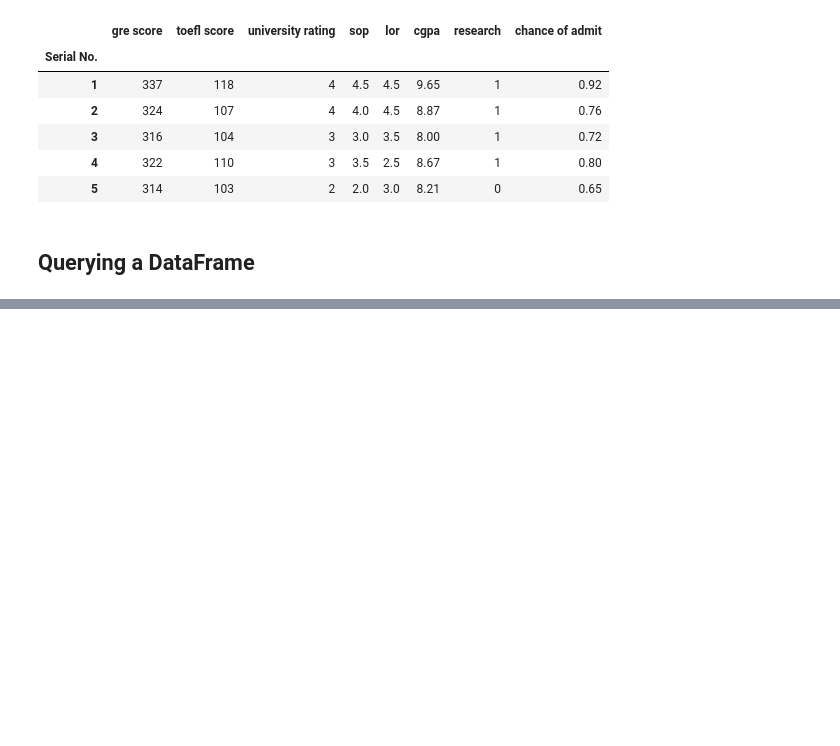
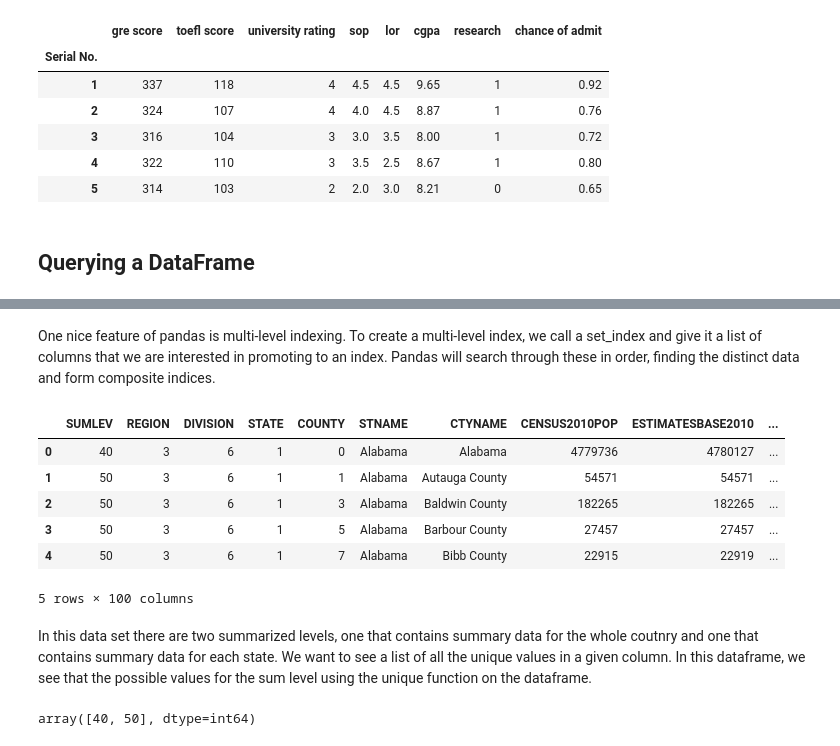
Before and after one commit to jaredwilliam/Applied_Data_Science_Python, a Jupyter notebook: 1_Intro_to_Data_Science_in_Python/Week 2/Introduction to Pandas.ipynb, the cells around one changed output, grey strips where cells are left out. Saved outputs shown, nothing was run; the diff lists cells and outputs as text; code cells hidden in the pictures; blank space fills up the shorter version.

```diff
--- a/1_Intro_to_Data_Science_in_Python/Week 2/Introduction to Pandas.ipynb
+++ b/1_Intro_to_Data_Science_in_Python/Week 2/Introduction to Pandas.ipynb
@@ -490,0 +646,19 @@ df.head()
+# %% [markdown]
+One nice feature of pandas is multi-level indexing. To create a multi-level index, we call a set_index and give it a list of columns that we are interested in promoting to an index. Pandas will search through these in order, finding the distinct data and form composite indices.
+# %%
+df = pd.read_csv('census.csv')
+df.head()
+# %% [output]
+|  | SUMLEV | REGION | DIVISION | STATE | COUNTY | STNAME | CTYNAME | CENSUS2010POP | ESTIMATESBASE2010 | ... |
+| 0 | 40 | 3 | 6 | 1 | 0 | Alabama | Alabama | 4779736 | 4780127 | ... |
+| 1 | 50 | 3 | 6 | 1 | 1 | Alabama | Autauga County | 54571 | 54571 | ... |
+| 2 | 50 | 3 | 6 | 1 | 3 | Alabama | Baldwin County | 182265 | 182265 | ... |
+| 3 | 50 | 3 | 6 | 1 | 5 | Alabama | Barbour County | 27457 | 27457 | ... |
+| 4 | 50 | 3 | 6 | 1 | 7 | Alabama | Bibb County | 22915 | 22919 | ... |
+5 rows × 100 columns
+# %% [markdown]
+In this data set there are two summarized levels, one that contains summary data for the whole coutnry and one that contains summary data for each state. We want to see a list of all the unique values in a given column. In this dataframe, we see that the possible values for the sum level using the unique function on the dataframe.
+# %%
+df['SUMLEV'].unique()
+# %% [output]
+array([40, 50], dtype=int64)
```
Also changed, not shown: parts of 41 cells of this notebook, 1 other file.
